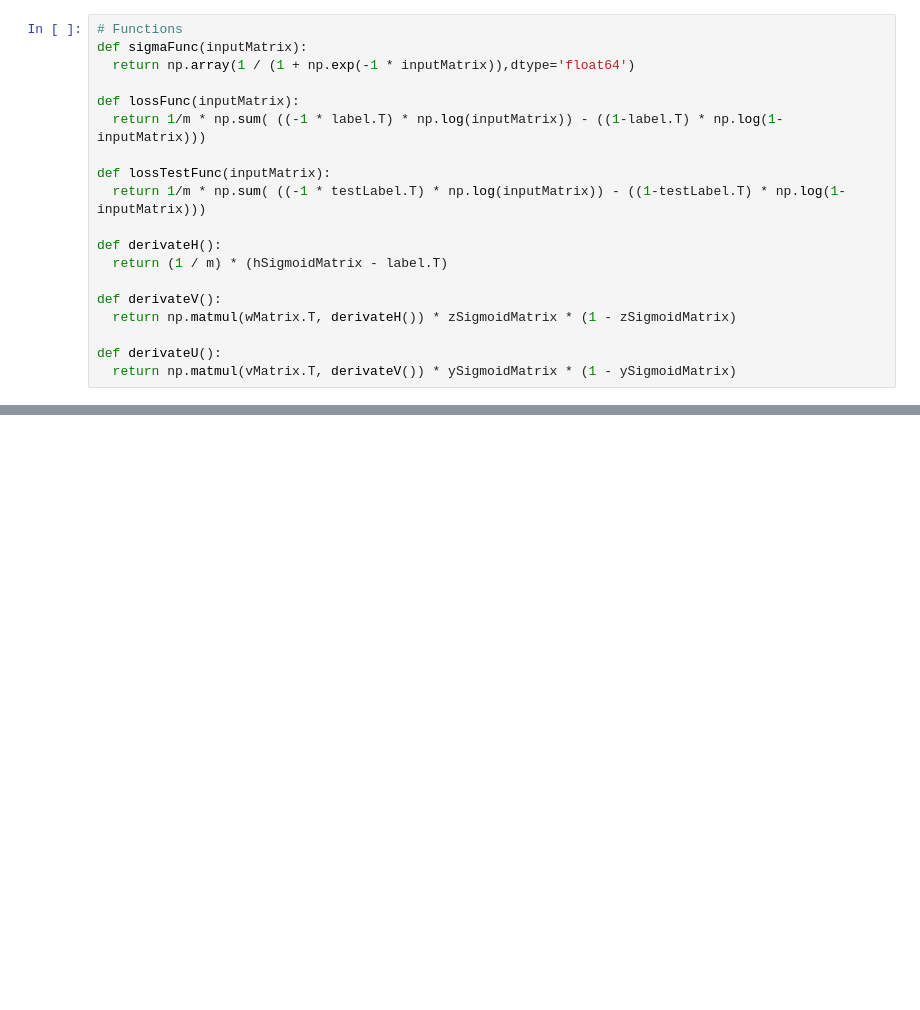
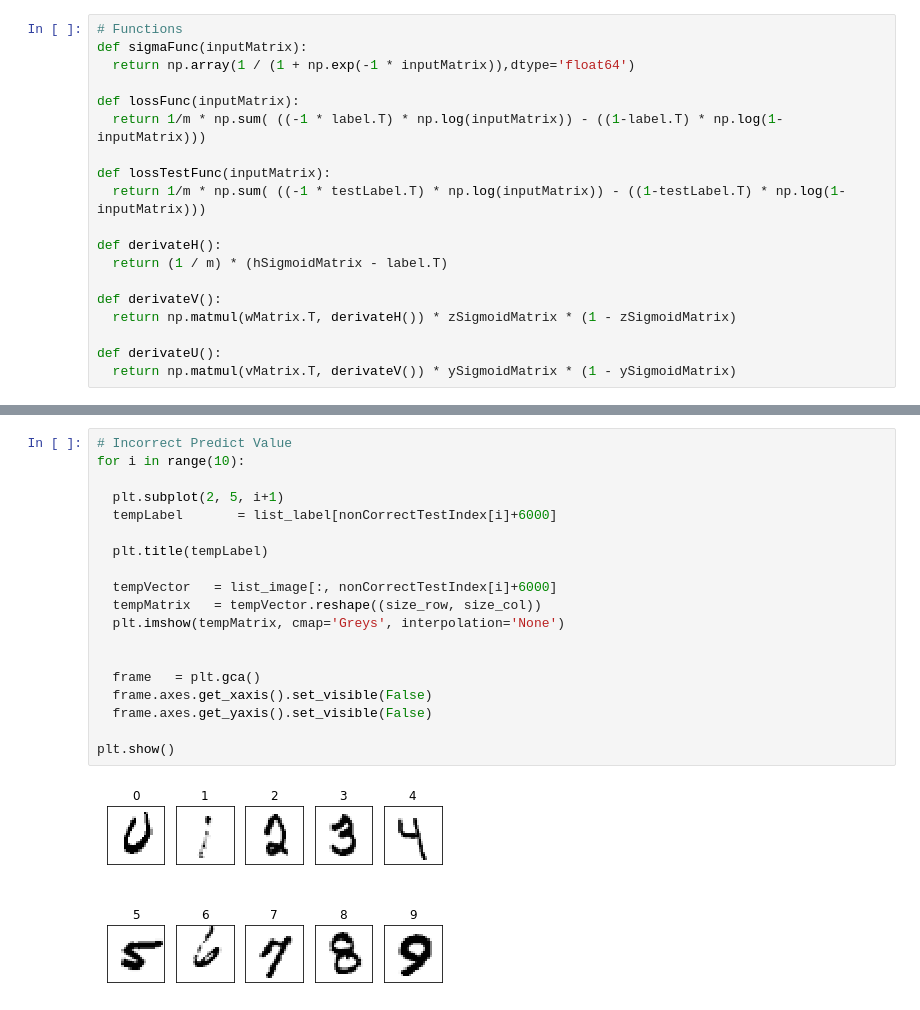
Before and after one commit to RyuJaesang/MachineLearing, a Jupyter notebook: assignment09/MachineLearningAssignment09.ipynb, the cells around one changed output, grey strips where cells are left out. Cells and saved outputs as stored; diff of their text form; blank space fills up the shorter version.

```diff
--- a/assignment09/MachineLearningAssignment09.ipynb
+++ b/assignment09/MachineLearningAssignment09.ipynb
@@ -326,0 +382,21 @@ np.sum(accuracy)
+# %%
+# Incorrect Predict Value
+for i in range(10):
+
+  plt.subplot(2, 5, i+1)
+  tempLabel       = list_label[nonCorrectTestIndex[i]+6000]
+
+  plt.title(tempLabel)
+
+  tempVector   = list_image[:, nonCorrectTestIndex[i]+6000]
+  tempMatrix   = tempVector.reshape((size_row, size_col))
+  plt.imshow(tempMatrix, cmap='Greys', interpolation='None')
+
+
+  frame   = plt.gca()
+  frame.axes.get_xaxis().set_visible(False)
+  frame.axes.get_yaxis().set_visible(False)
+
+plt.show()
+# %% [output]
+[figure, added]
```
Also changed, not shown: parts of 9 cells of this notebook.
